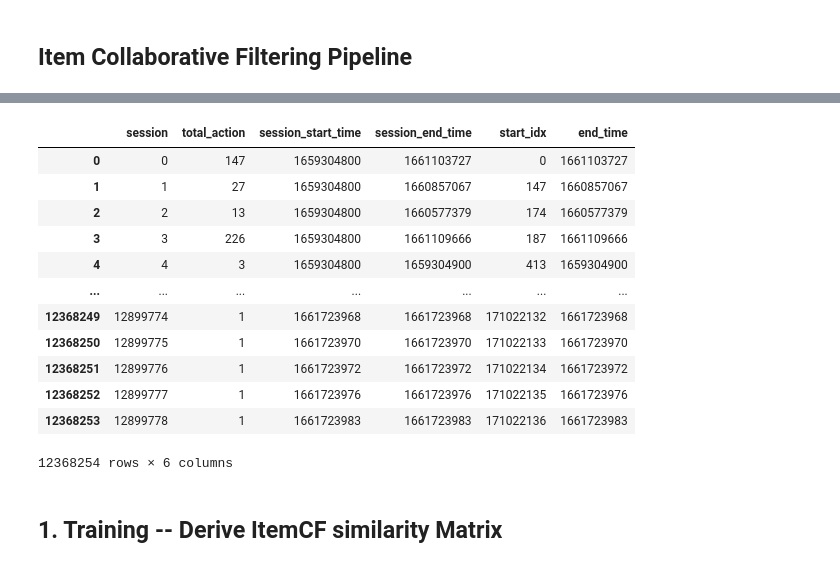
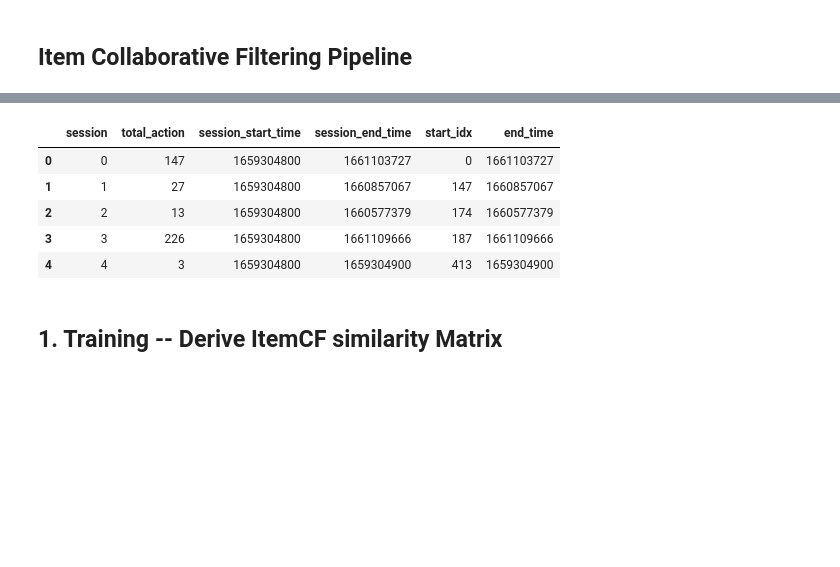
Before and after one commit to itong1900/otto_obj_recommendation_sys, a Jupyter notebook: training/itemCF_numba.ipynb, the cells around one changed output, grey strips where cells are left out. Drawn from its saved outputs; the diff is of its cells as text; code cells hidden in the pictures; blank space fills up the shorter version.

```diff
--- a/training/itemCF_numba.ipynb
+++ b/training/itemCF_numba.ipynb
@@ -29,19 +29,12 @@ Wall time: 9.44 s
 # %%
-df
+df.head()
 # %% [output]
 |  | session | total_action | session_start_time | session_end_time | start_idx | end_time |
 | 0 | 0 | 147 | 1659304800 | 1661103727 | 0 | 1661103727 |
 | 1 | 1 | 27 | 1659304800 | 1660857067 | 147 | 1660857067 |
 | 2 | 2 | 13 | 1659304800 | 1660577379 | 174 | 1660577379 |
 | 3 | 3 | 226 | 1659304800 | 1661109666 | 187 | 1661109666 |
 | 4 | 4 | 3 | 1659304800 | 1659304900 | 413 | 1659304900 |
-| ... | ... | ... | ... | ... | ... | ... |
-| 12368249 | 12899774 | 1 | 1661723968 | 1661723968 | 171022132 | 1661723968 |
-| 12368250 | 12899775 | 1 | 1661723970 | 1661723970 | 171022133 | 1661723970 |
-| 12368251 | 12899776 | 1 | 1661723972 | 1661723972 | 171022134 | 1661723972 |
-| 12368252 | 12899777 | 1 | 1661723976 | 1661723976 | 171022135 | 1661723976 |
-| 12368253 | 12899778 | 1 | 1661723983 | 1661723983 | 171022136 | 1661723983 |
-12368254 rows × 6 columns
 # %% [markdown]
 ## 1. Training -- Derive ItemCF similarity Matrix
 # %% [markdown]
```
Also changed, not shown: parts of 7 cells of this notebook, 4 other files.
